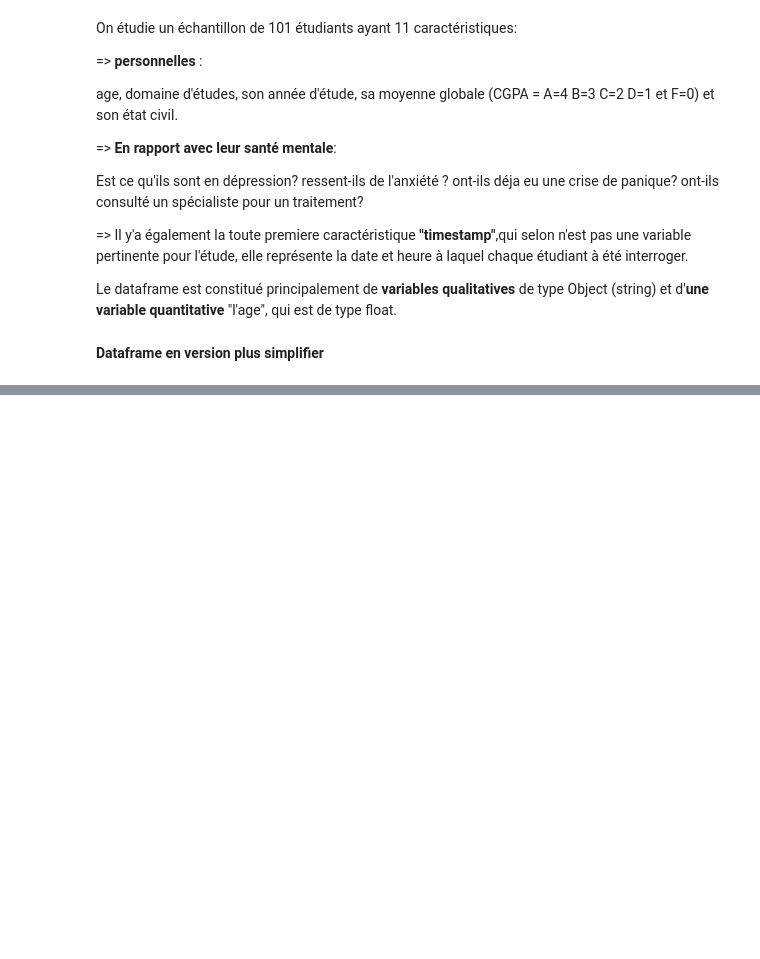
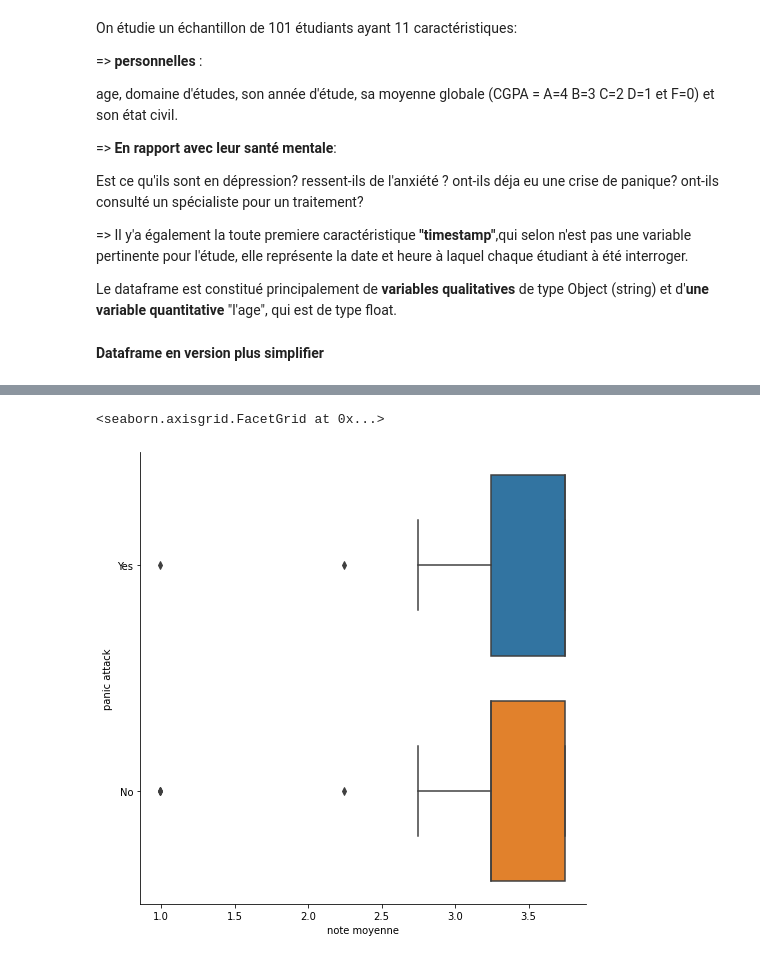
Before and after one commit to LamaElkhouk/pythonh3hitema, a Jupyter notebook: Projet_analyse_données.ipynb, the cells around one changed output, grey strips where cells are left out. Cells and saved outputs as stored; diff of their text form; code cells hidden in the pictures; blank space fills up the shorter version.

```diff
--- a/Projet_analyse_données.ipynb
+++ b/Projet_analyse_données.ipynb
@@ -74,0 +146,5 @@ Le dataframe est constitué principalement de **variables qualitatives** de type
+# %%
+sb.catplot(y="panic attack", x="note moyenne", data = df, kind= "box", height=7)
+# %% [output]
+<seaborn.axisgrid.FacetGrid at 0x...>
+[figure, added]
```
Also changed, not shown: parts of 16 cells of this notebook.
